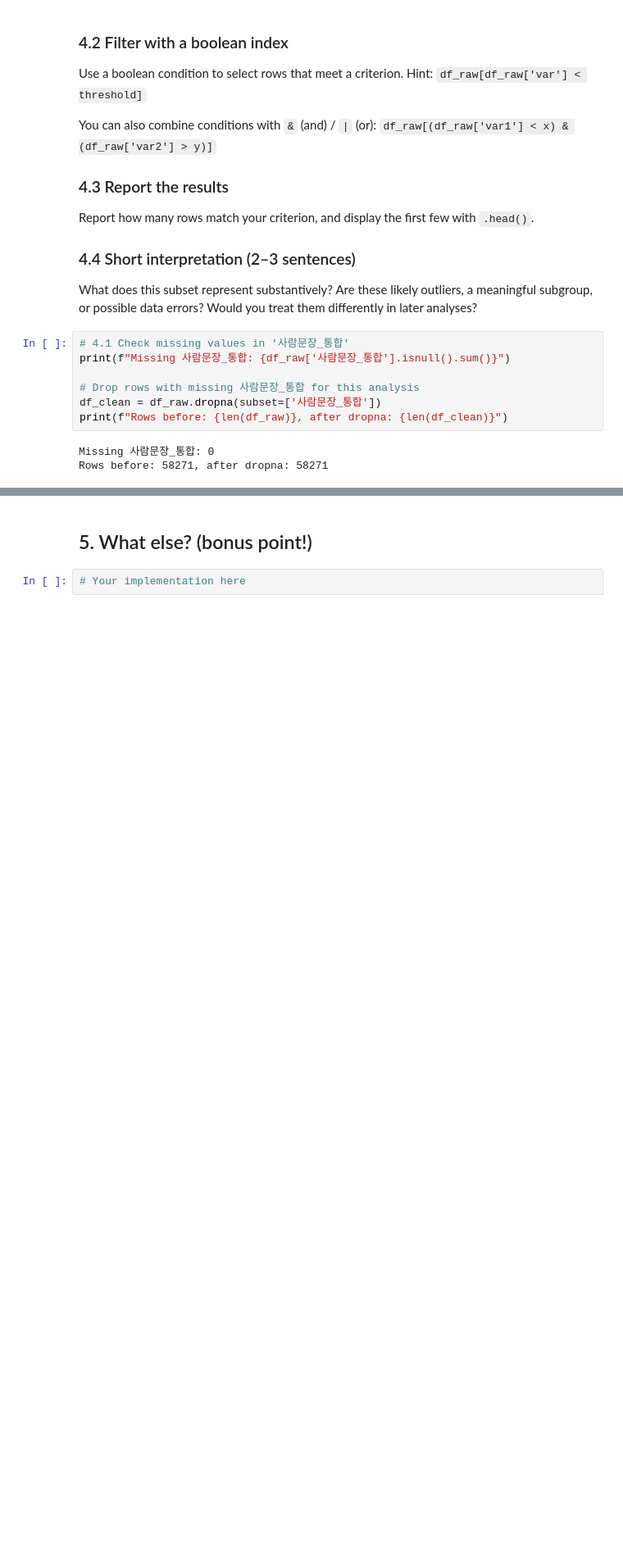
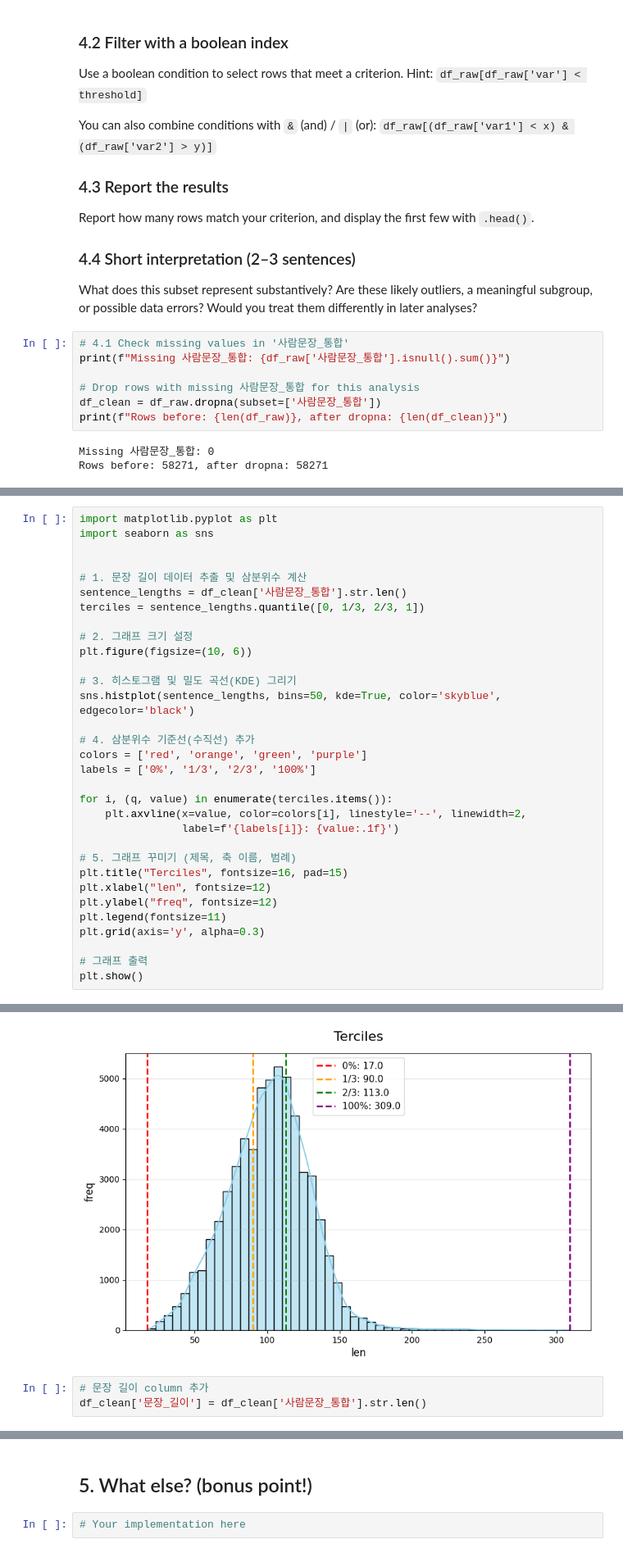
Before and after one commit to 202503660-ai/NLP_for_SocialScience, a Jupyter notebook: asgmt1_explore_your_dataset.ipynb, the cells around one changed output, grey strips where cells are left out. Shown at 82% size. Drawn from its saved outputs; the diff is of its cells as text; blank space fills up the shorter version.

```diff
--- a/asgmt1_explore_your_dataset.ipynb
+++ b/asgmt1_explore_your_dataset.ipynb
@@ -509,0 +589,33 @@ short_and_good = df_clean[(df_clean['duration'] < 70) & (df_clean['imdb_score']
+# %%
+import matplotlib.pyplot as plt
+import seaborn as sns
+
+
+# 1. 문장 길이 데이터 추출 및 삼분위수 계산
+sentence_lengths = df_clean['사람문장_통합'].str.len()
+terciles = sentence_lengths.quantile([0, 1/3, 2/3, 1])
+
+# 2. 그래프 크기 설정
+plt.figure(figsize=(10, 6))
+
+# 3. 히스토그램 및 밀도 곡선(KDE) 그리기
+sns.histplot(sentence_lengths, bins=50, kde=True, color='skyblue', edgecolor='black')
+
+# 4. 삼분위수 기준선(수직선) 추가
+colors = ['red', 'orange', 'green', 'purple']
+labels = ['0%', '1/3', '2/3', '100%']
+
+for i, (q, value) in enumerate(terciles.items()):
+    plt.axvline(x=value, color=colors[i], linestyle='--', linewidth=2,
+                label=f'{labels[i]}: {value:.1f}')
+
+# 5. 그래프 꾸미기 (제목, 축 이름, 범례)
+plt.title("Terciles", fontsize=16, pad=15)
+plt.xlabel("len", fontsize=12)
+plt.ylabel("freq", fontsize=12)
+plt.legend(fontsize=11)
+plt.grid(axis='y', alpha=0.3)
+
+# 그래프 출력
+plt.show()
+# %% [output]
@@ -509,0 +639,4 @@ short_and_good = df_clean[(df_clean['duration'] < 70) & (df_clean['imdb_score']
+[figure, added]
+# %%
+# 문장 길이 column 추가
+df_clean['문장_길이'] = df_clean['사람문장_통합'].str.len()
```
Also changed, not shown: parts of 25 cells of this notebook.
